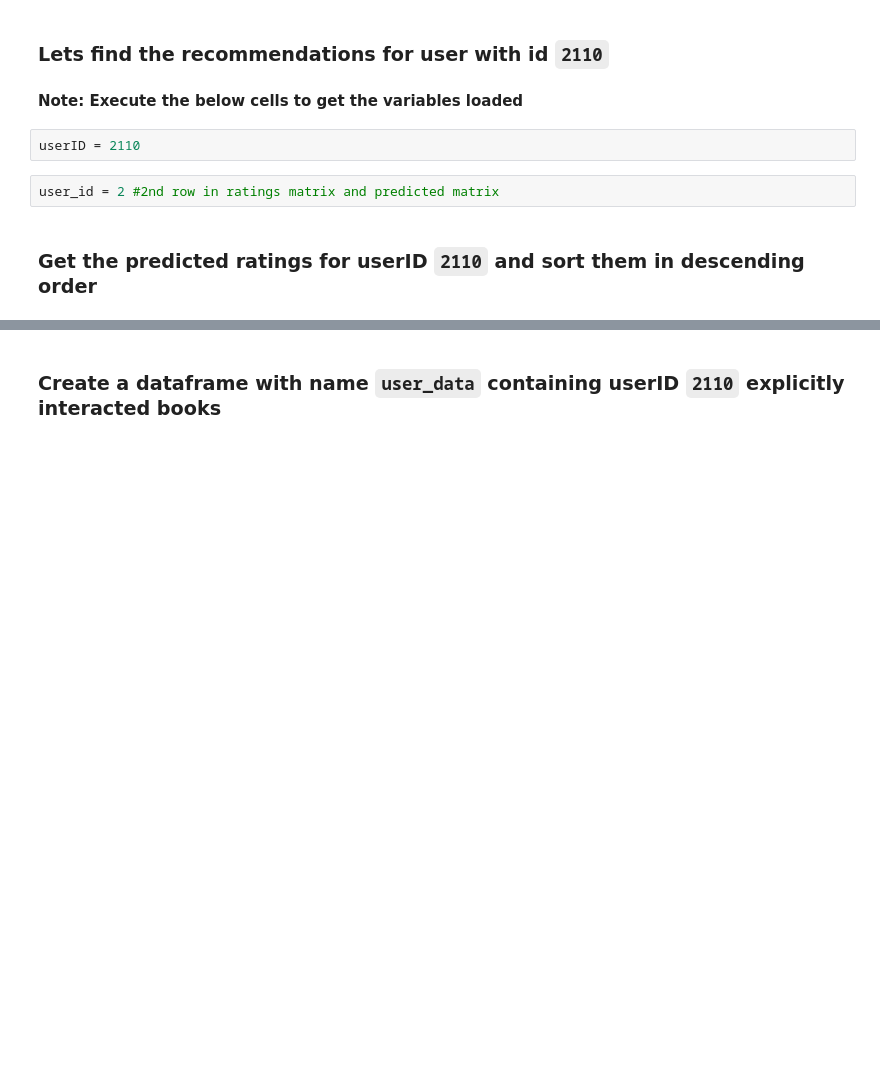
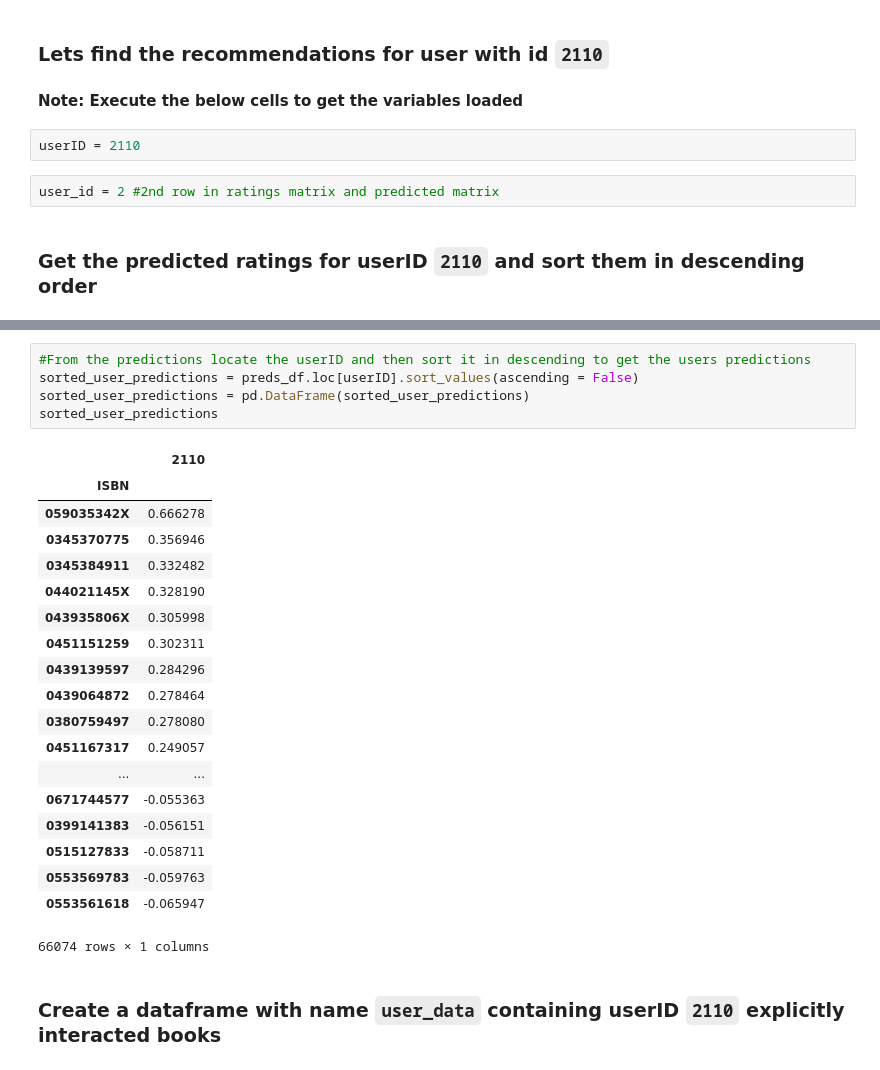
Before and after one commit to GreatLearningAIML1/pune-oct-19-batch-yogeshkanade08, a Jupyter notebook: R5_P1_Collaborative Filtering based Recommendation System.ipynb, the cells around one changed output, grey strips where cells are left out. Drawn from its saved outputs; the diff is of its cells as text; blank space fills up the shorter version.

```diff
--- a/R5_P1_Collaborative Filtering based Recommendation System.ipynb
+++ b/R5_P1_Collaborative Filtering based Recommendation System.ipynb
@@ -499,2 +514,27 @@ def recommend_books(predictions_df, userID, books_df, original_ratings_df, num_r
+# %%
+#From the predictions locate the userID and then sort it in descending to get the users predictions
+sorted_user_predictions = preds_df.loc[userID].sort_values(ascending = False)
+sorted_user_predictions = pd.DataFrame(sorted_user_predictions)
+sorted_user_predictions
+# %% [output]
+|  | 2110 |
+| ISBN |  |
+| 059035342X | 0.666278 |
+| 0345370775 | 0.356946 |
+| 0345384911 | 0.332482 |
+| 044021145X | 0.328190 |
+| 043935806X | 0.305998 |
+| 0451151259 | 0.302311 |
+| 0439139597 | 0.284296 |
+| 0439064872 | 0.278464 |
+| 0380759497 | 0.278080 |
+| 0451167317 | 0.249057 |
+| ... | ... |
+| 0671744577 | -0.055363 |
+| 0399141383 | -0.056151 |
+| 0515127833 | -0.058711 |
+| 0553569783 | -0.059763 |
+| 0553561618 | -0.065947 |
+66074 rows × 1 columns
 # %% [markdown]
 ### Create a dataframe with name `user_data` containing userID `2110` explicitly interacted books
```
Also changed, not shown: parts of 21 cells of this notebook.
